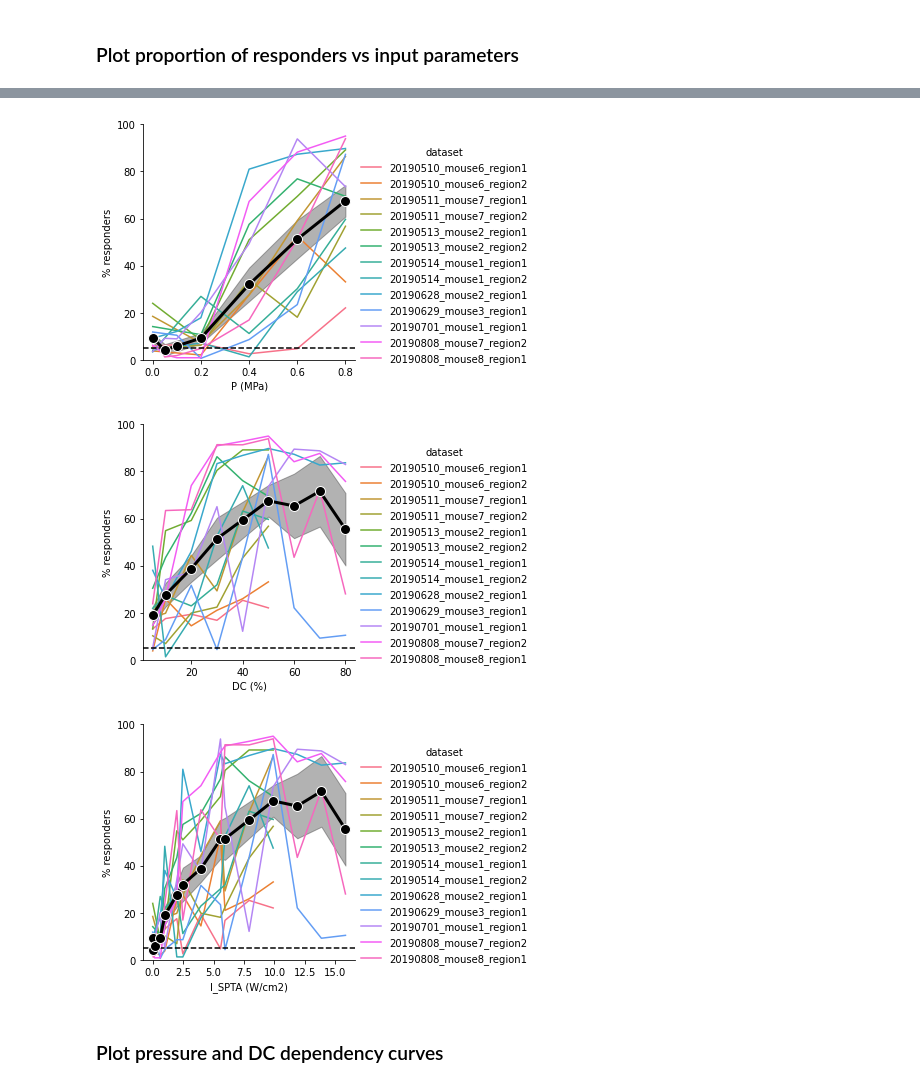
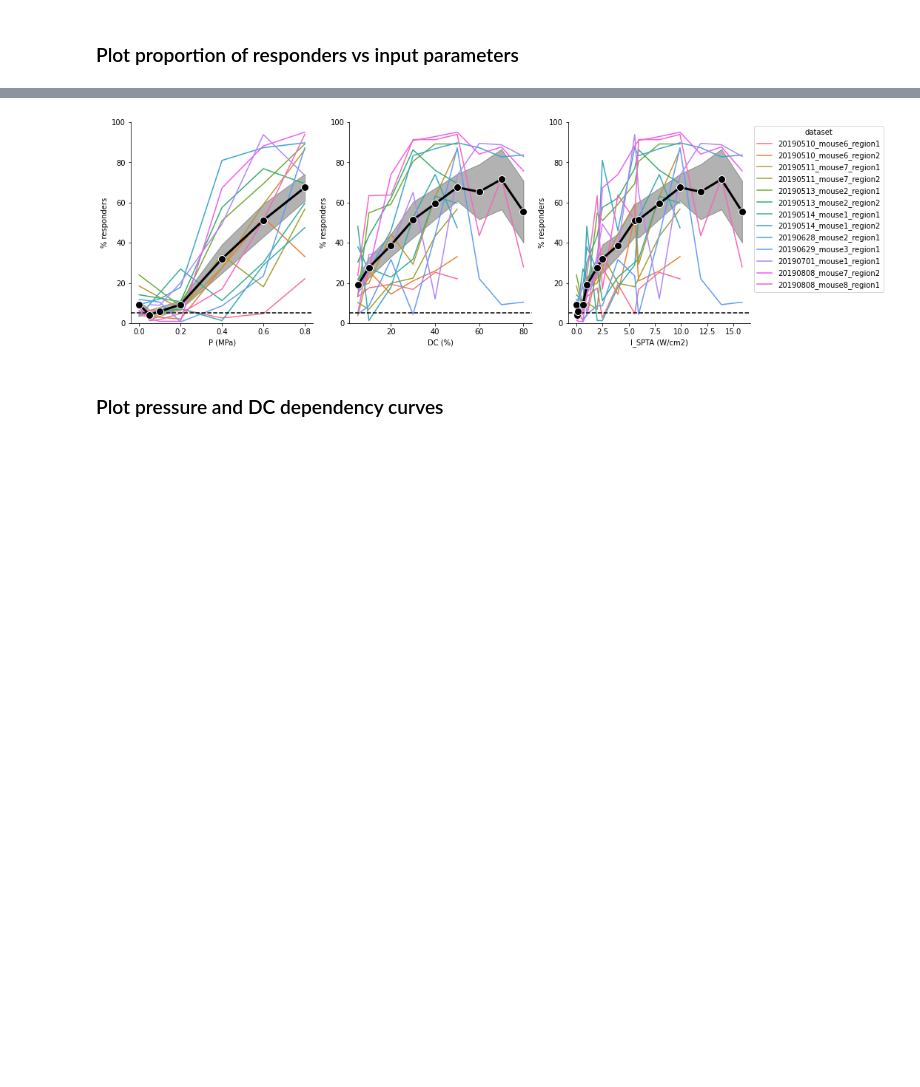
Before and after one commit to shohamlab/usnm2p, a Jupyter notebook: mouseline_analysis.ipynb, the cells around one changed output, grey strips where cells are left out. Cells and saved outputs as stored; diff of their text form; code cells hidden in the pictures; blank space fills up the shorter version.

Commit message:
harmonized stimparams plots now with ispta

```diff
--- a/mouseline_analysis.ipynb
+++ b/mouseline_analysis.ipynb
@@ -309,12 +309,18 @@ Name: response type, dtype: float64
 # %% [markdown]
 ### Plot proportion of responders vs input parameters
 # %%
-for xkey in [Label.P, Label.DC, Label.ISPTA]:
-    figs[f'respprop vs {xkey}'] = plot_pct_responders(
+xkeys = [Label.P, Label.DC, Label.ISPTA]
+figs[f'respprop vs stimparams'], axes = plt.subplots(
+    1, len(xkeys), figsize=(5 * len(xkeys), 5))
+for i, (xkey, ax) in enumerate(zip(xkeys, axes)):
+    plot_pct_responders(
         stats, xkey,
         kind='line',
         hue=Label.DATASET,
+        ax=ax,
+        legend='full' if i == len(xkeys) - 1 else False,
         # hue_highlight='20190808_mouse7_region2'
         # hue_width=True
     )
+sns.move_legend(ax, 'upper left', bbox_to_anchor=(1, 1))
 # %% [output]
@@ -322,6 +328,4 @@ for xkey in [Label.P, Label.DC, Label.ISPTA]:
-[figure, old version]
+[figure, new version]
-[figure, removed]
-[figure, removed]
 # %% [markdown]
 ### Plot pressure and DC dependency curves
 # %%
```
Also changed, not shown: parts of 12 cells of this notebook, 1 other file.
